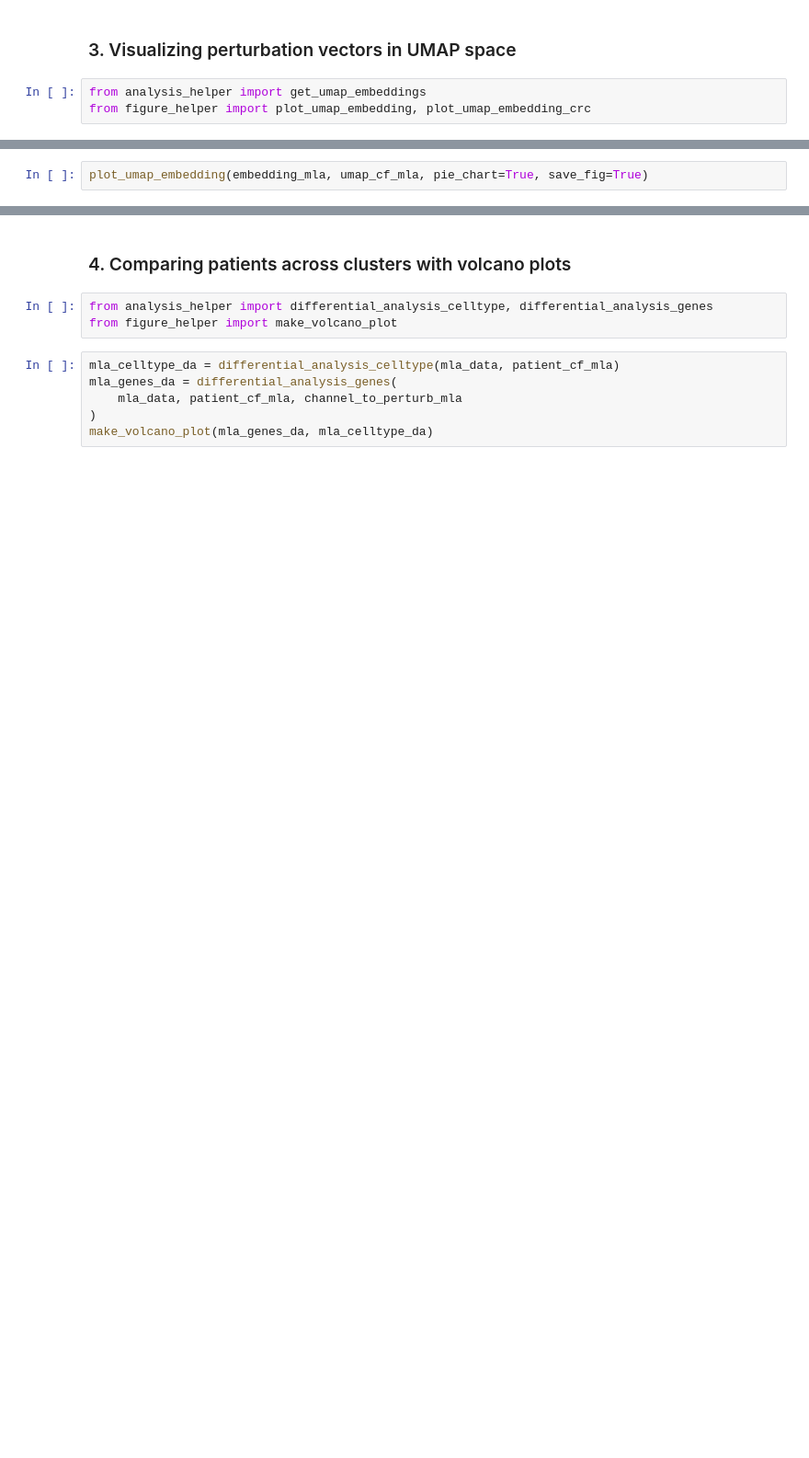
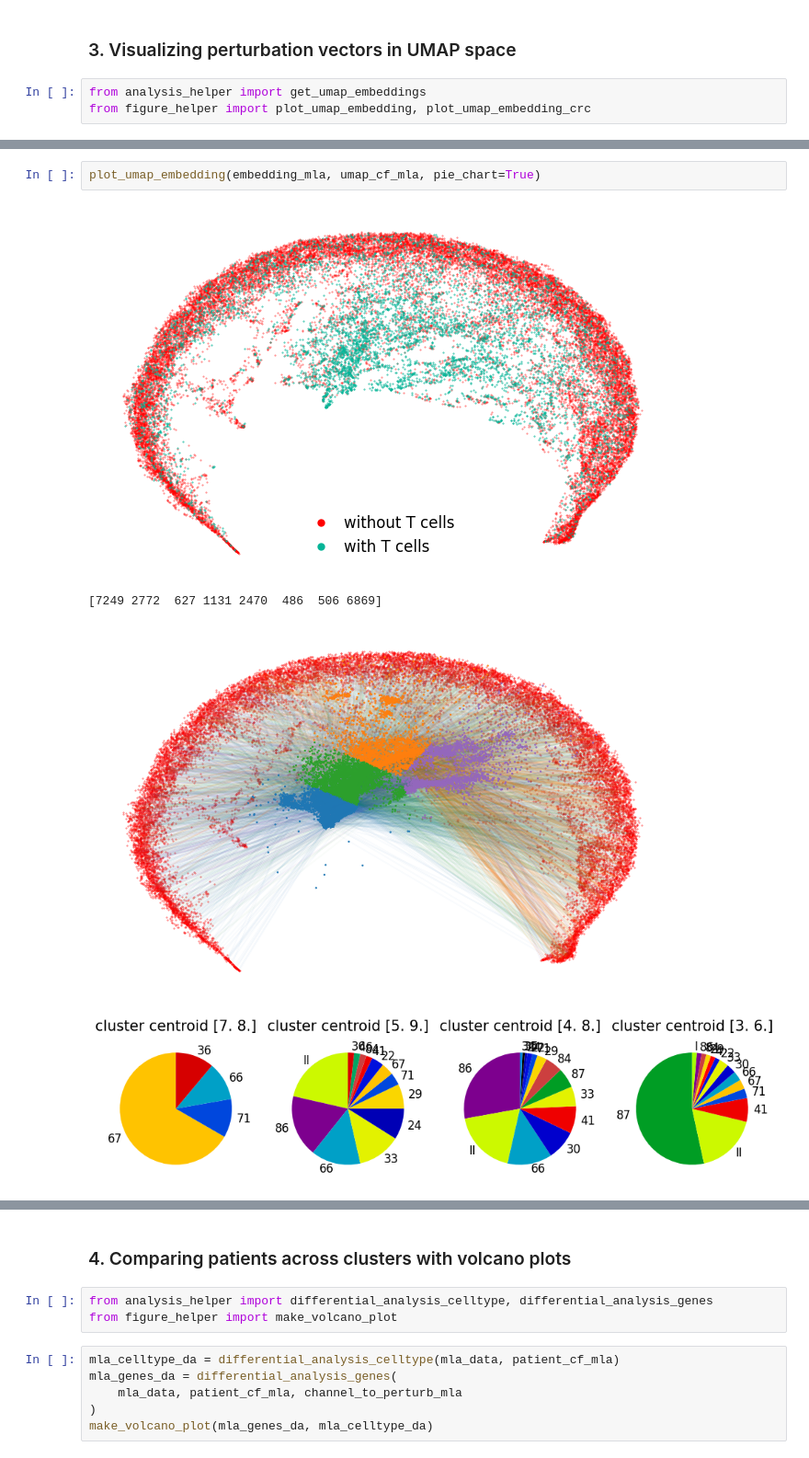
Before and after one commit to neonine2/morpheus-spatial, a Jupyter notebook: reproduction/reproduction_notebook.ipynb, the cells around one changed output, grey strips where cells are left out. Shown at 92% size. Drawn from its saved outputs; the diff is of its cells as text; blank space fills up the shorter version.

```diff
--- a/reproduction/reproduction_notebook.ipynb
+++ b/reproduction/reproduction_notebook.ipynb
@@ -147,5 +227,10 @@ embedding_mla, umap_cf_mla = get_umap_embeddings(
 # %%
-plot_umap_embedding(embedding_mla, umap_cf_mla, pie_chart=True, save_fig=True)
+plot_umap_embedding(embedding_mla, umap_cf_mla, pie_chart=True)
+# %% [output]
+[figure, added]
+[7249 2772  627 1131 2470  486  506 6869]
+[figure, added]
+[figure, added]
 # %%
 embedding_crc, umap_cf_crc = get_umap_embeddings(
     crc_data, cf_crc, channel_to_perturb_crc, additional_col=["type"]
```
Also changed, not shown: parts of 10 cells of this notebook, 3 other files.
